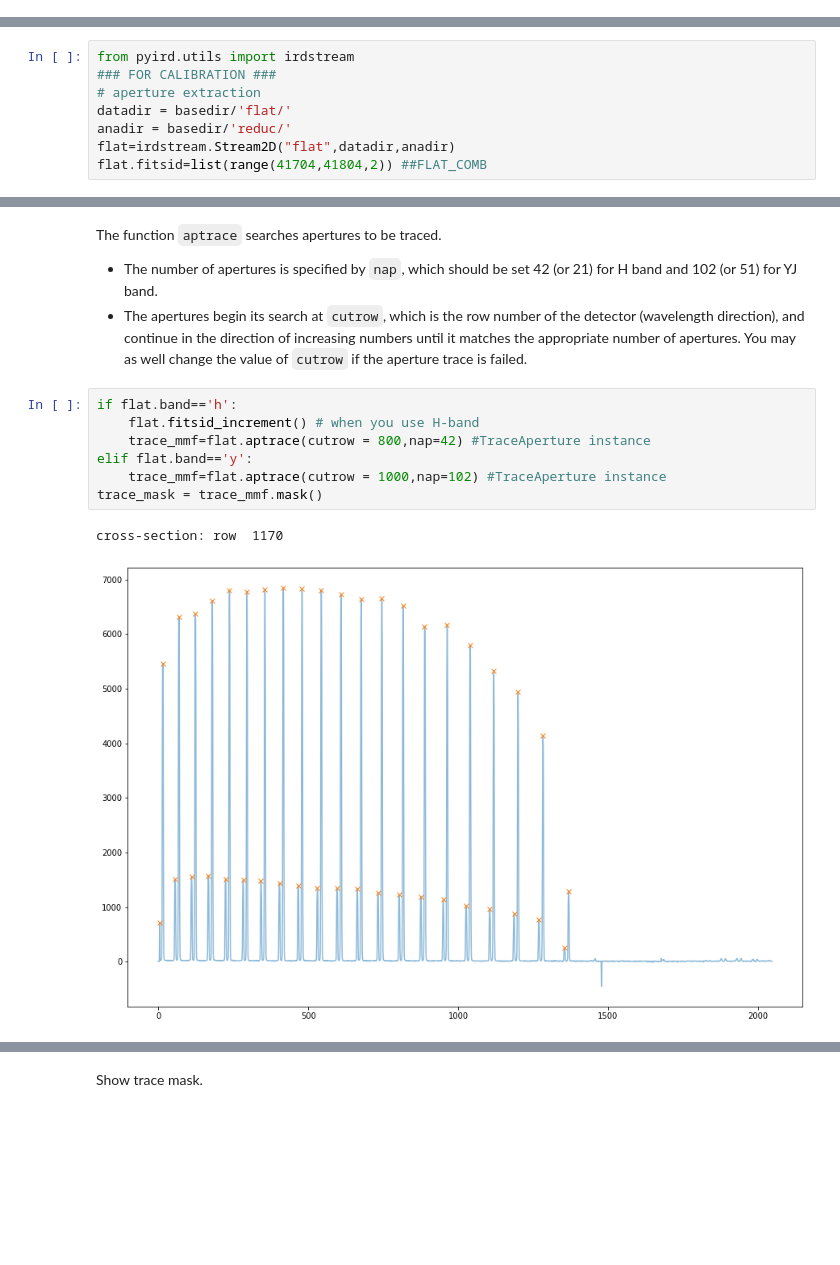
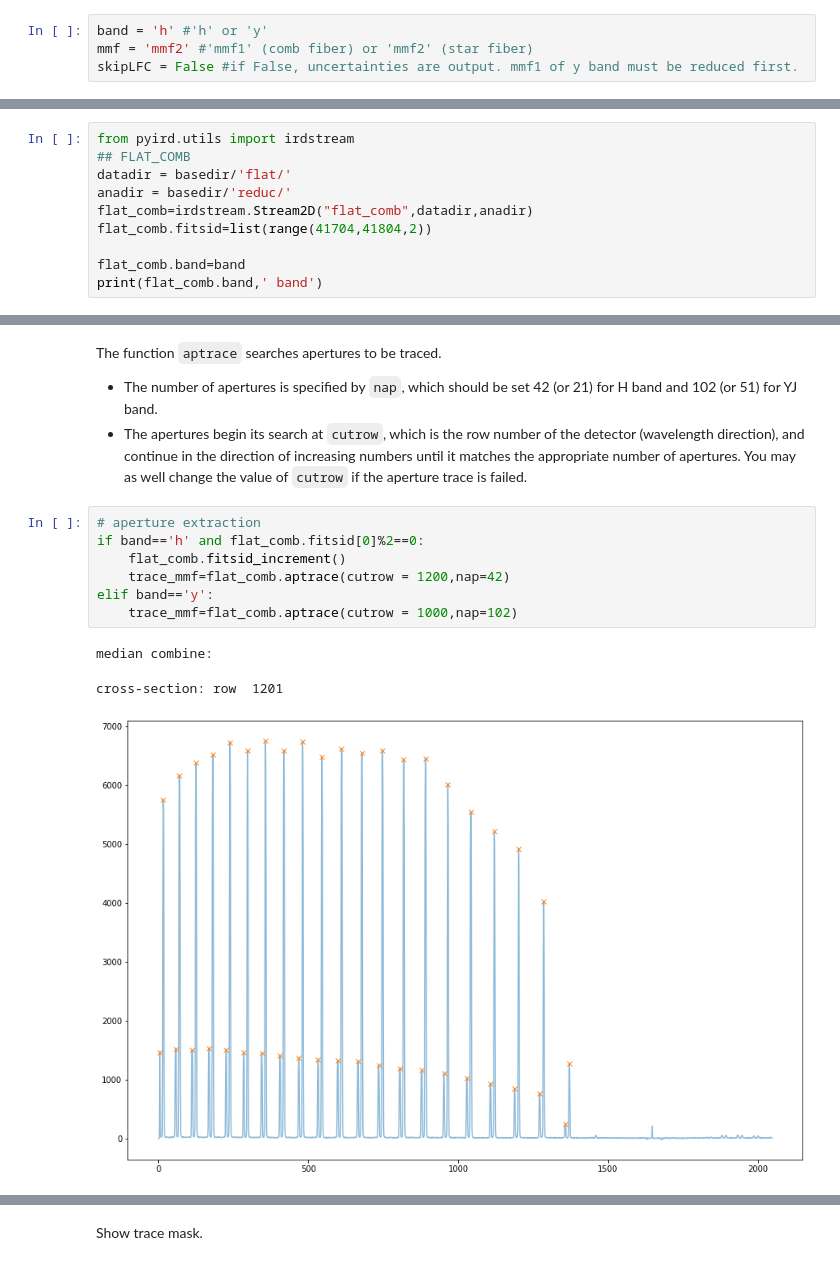
Before and after one commit to prvjapan/pyird, a Jupyter notebook: documents/tutorials/IRD_stream.ipynb, the cells around one changed output, grey strips where cells are left out. Cells and saved outputs as stored; diff of their text form; blank space fills up the shorter version.

```diff
--- a/documents/tutorials/IRD_stream.ipynb
+++ b/documents/tutorials/IRD_stream.ipynb
@@ -11,0 +14,4 @@ basedir = pathlib.Path('~/pyird/data/20210317/').expanduser()
+# %%
+band = 'h' #'h' or 'y'
+mmf = 'mmf2' #'mmf1' (comb fiber) or 'mmf2' (star fiber)
+skipLFC = False #if False, uncertainties are output. mmf1 of y band must be reduced first.
@@ -20,11 +31,13 @@ to search for reference apertures for spectrum extraction.
 * Frame numbers can be set the even numbers. When analyzing H band, they are increased by one by using ``fitsid_increment()``.
 # %%
 from pyird.utils import irdstream
-### FOR CALIBRATION ###
-# aperture extraction
+## FLAT_COMB
 datadir = basedir/'flat/'
 anadir = basedir/'reduc/'
-flat=irdstream.Stream2D("flat",datadir,anadir)
-flat.fitsid=list(range(41704,41804,2)) ##FLAT_COMB
+flat_comb=irdstream.Stream2D("flat_comb",datadir,anadir)
+flat_comb.fitsid=list(range(41704,41804,2))
+
+flat_comb.band=band
+print(flat_comb.band,' band')
 # %% [output]
 No fitsid yet.
@@ -44,13 +51,14 @@ The function `aptrace` searches apertures to be traced.
   and continue in the direction of increasing numbers until it matches the appropriate number of apertures.
   You may as well change the value of ``cutrow`` if the aperture trace is failed.
 # %%
-if flat.band=='h':
-    flat.fitsid_increment() # when you use H-band
-    trace_mmf=flat.aptrace(cutrow = 800,nap=42) #TraceAperture instance
-elif flat.band=='y':
-    trace_mmf=flat.aptrace(cutrow = 1000,nap=102) #TraceAperture instance
-trace_mask = trace_mmf.mask()
+# aperture extraction
+if band=='h' and flat_comb.fitsid[0]%2==0:
+    flat_comb.fitsid_increment()
+    trace_mmf=flat_comb.aptrace(cutrow = 1200,nap=42)
+elif band=='y':
+    trace_mmf=flat_comb.aptrace(cutrow = 1000,nap=102)
 # %% [output]
-cross-section: row  1170
+median combine:
+cross-section: row  1201
-[figure, old version]
+[figure, new version]
 [figure]
```
Also changed, not shown: parts of 27 cells of this notebook, 13 other files.
